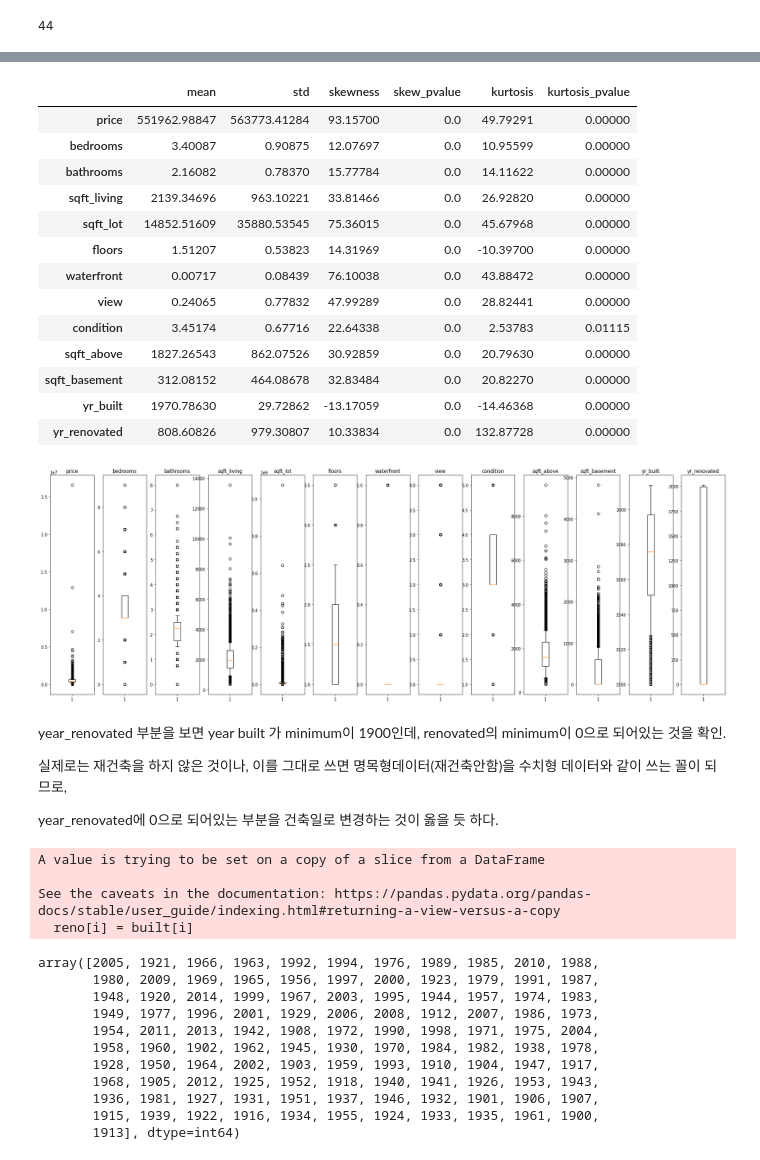
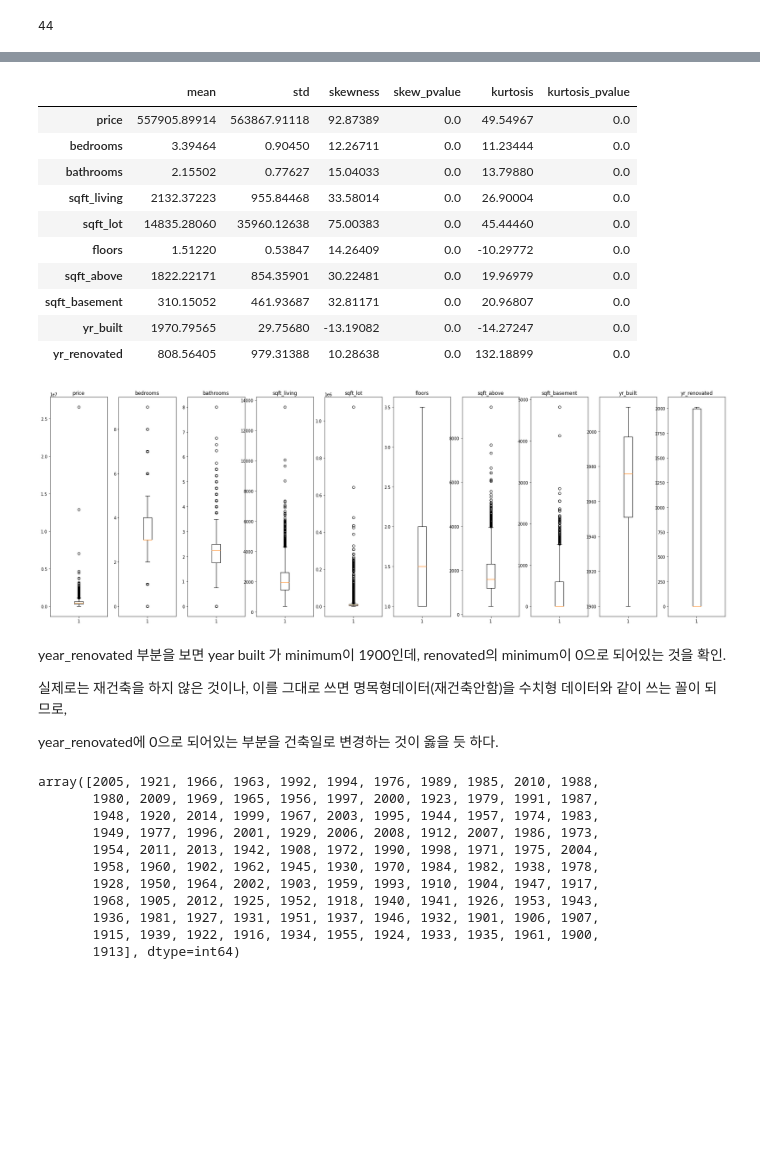
Before and after one commit to umkiyoung/MultivariateAnalysis, a Jupyter notebook: Assignments/Assignment_1/MLR.ipynb, the cells around one changed output, grey strips where cells are left out. Cells and saved outputs as stored; diff of their text form; code cells hidden in the pictures; blank space fills up the shorter version.

```diff
--- a/Assignments/Assignment_1/MLR.ipynb
+++ b/Assignments/Assignment_1/MLR.ipynb
@@ -97,0 +83,7 @@ memory usage: 647.0+ KB
+# %%
+data = data[['date', 'price', 'bedrooms', 'bathrooms', 'sqft_living', 'sqft_lot',
+       'floors', 'sqft_above',
+       'sqft_basement', 'yr_built', 'yr_renovated', 'street', 'waterfront', 'view', 'condition','city',
+       'statezip', 'country']]
+print(data.columns)
+data.info()
@@ -114,0 +143,10 @@ data = data.drop(columns = ['date','statezip','country','street'], axis= 1)
+# %%
+index = []
+for idx, price in enumerate(data['price']):
+    if price == 0:
+        index.append(idx)
+
+
+data.drop(index=index, inplace = True)
+data.index = list(range(len(data)))
+data.info()
@@ -129,7 +217,7 @@ def one_hot_changer(data, column_name):
     """
     oh = OneHotEncoder()
     encoder = oh.fit_transform(data[column_name].values.reshape(-1,1)).toarray()
-    df_OH = pd.DataFrame(encoder, columns = [column_name + str(oh.categories_[0][i]) for i in range (len(oh.categories_[0]))])
+    df_OH = pd.DataFrame(encoder, columns = [column_name+'_' + str(oh.categories_[0][i]) for i in range (len(oh.categories_[0]))])
     print(df_OH.columns)
     return df_OH
 
@@ -153,6 +242,6 @@ len(df_OH.columns)
 # %% [output]
 44
 # %%
-data = data.drop(columns=['city'])
+data = data.iloc[:,:-1]
 data = pd.concat([data, df_OH.iloc[:,:-1]], axis = 1) #다중공선성 제어를 위해 column 하나 Drop
 # %%
@@ -198,37 +283,34 @@ def statistics(data, except_columns_start:int):
     display(df_stat)
     return df_stat
 # %%
-df_stat = statistics(data, 13)
+df_stat = statistics(data, 10)
 # %% [output]
 |  | mean | std | skewness | skew_pvalue | kurtosis | kurtosis_pvalue |
-| price | 551962.98847 | 563773.41284 | 93.15700 | 0.0 | 49.79291 | 0.00000 |
-| bedrooms | 3.40087 | 0.90875 | 12.07697 | 0.0 | 10.95599 | 0.00000 |
-| bathrooms | 2.16082 | 0.78370 | 15.77784 | 0.0 | 14.11622 | 0.00000 |
-| sqft_living | 2139.34696 | 963.10221 | 33.81466 | 0.0 | 26.92820 | 0.00000 |
-| sqft_lot | 14852.51609 | 35880.53545 | 75.36015 | 0.0 | 45.67968 | 0.00000 |
-| floors | 1.51207 | 0.53823 | 14.31969 | 0.0 | -10.39700 | 0.00000 |
-| waterfront | 0.00717 | 0.08439 | 76.10038 | 0.0 | 43.88472 | 0.00000 |
-| view | 0.24065 | 0.77832 | 47.99289 | 0.0 | 28.82441 | 0.00000 |
-| condition | 3.45174 | 0.67716 | 22.64338 | 0.0 | 2.53783 | 0.01115 |
-| sqft_above | 1827.26543 | 862.07526 | 30.92859 | 0.0 | 20.79630 | 0.00000 |
-| sqft_basement | 312.08152 | 464.08678 | 32.83484 | 0.0 | 20.82270 | 0.00000 |
-| yr_built | 1970.78630 | 29.72862 | -13.17059 | 0.0 | -14.46368 | 0.00000 |
-| yr_renovated | 808.60826 | 979.30807 | 10.33834 | 0.0 | 132.87728 | 0.00000 |
+| price | 557905.89914 | 563867.91118 | 92.87389 | 0.0 | 49.54967 | 0.0 |
+| bedrooms | 3.39464 | 0.90450 | 12.26711 | 0.0 | 11.23444 | 0.0 |
+| bathrooms | 2.15502 | 0.77627 | 15.04033 | 0.0 | 13.79880 | 0.0 |
+| sqft_living | 2132.37223 | 955.84468 | 33.58014 | 0.0 | 26.90004 | 0.0 |
+| sqft_lot | 14835.28060 | 35960.12638 | 75.00383 | 0.0 | 45.44460 | 0.0 |
+| floors | 1.51220 | 0.53847 | 14.26409 | 0.0 | -10.29772 | 0.0 |
+| sqft_above | 1822.22171 | 854.35901 | 30.22481 | 0.0 | 19.96979 | 0.0 |
+| sqft_basement | 310.15052 | 461.93687 | 32.81171 | 0.0 | 20.96807 | 0.0 |
+| yr_built | 1970.79565 | 29.75680 | -13.19082 | 0.0 | -14.27247 | 0.0 |
+| yr_renovated | 808.56405 | 979.31388 | 10.28638 | 0.0 | 132.18899 | 0.0 |
 # %%
 def box_plot_display(data, except_columns_start:int):
     data = data.iloc[:,:except_columns_start]
     fig, axs = plt.subplots(1,len(data.columns),figsize=(30,10))
 
     # Create a boxplot for each dataframe
     for i in range(len(data.columns)):
-        axs[i].boxplot(data.iloc[:,i].to_numpy(),whis=0.5)
+        axs[i].boxplot(data.iloc[:,i].to_numpy(),whis=1.5)
         axs[i].set_title(data.columns[i])
 
     plt.show()
 
-box_plot_display(data,13)
+box_plot_display(data,10)
 # %% [output]
-[figure, old version]
+[figure, new version]
 # %% [markdown]
 year_renovated 부분을 보면 year built 가 minimum이 1900인데, renovated의 minimum이 0으로 되어있는 것을 확인.
 
@@ -246,11 +328,6 @@ def reno_to_built(data):
     return reno
 
 reno = reno_to_built(data)
-# %% [output]
-A value is trying to be set on a copy of a slice from a DataFrame
-
-See the caveats in the documentation: https://pandas.pydata.org/pandas-docs/stable/user_guide/indexing.html#returning-a-view-versus-a-copy
-  reno[i] = built[i]
 # %%
 reno.unique()
 # %% [output]
```
Also changed, not shown: parts of 36 cells of this notebook, 3 other files.
